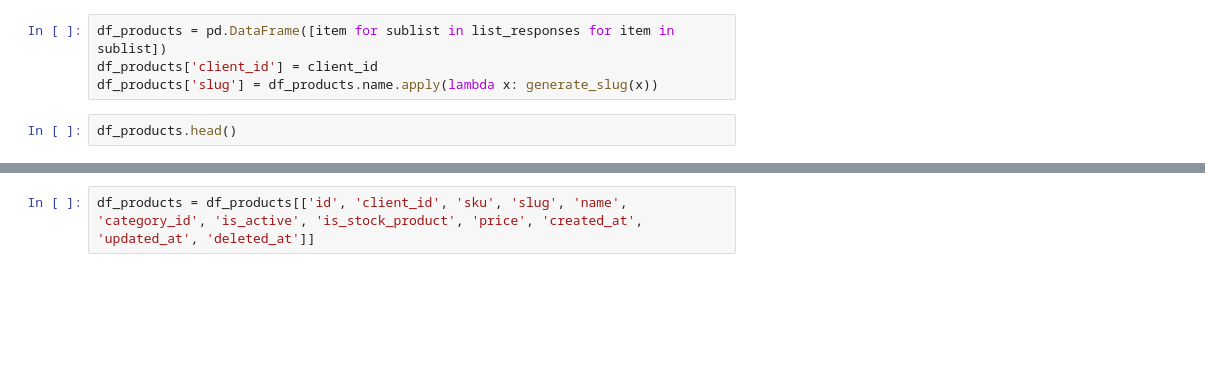
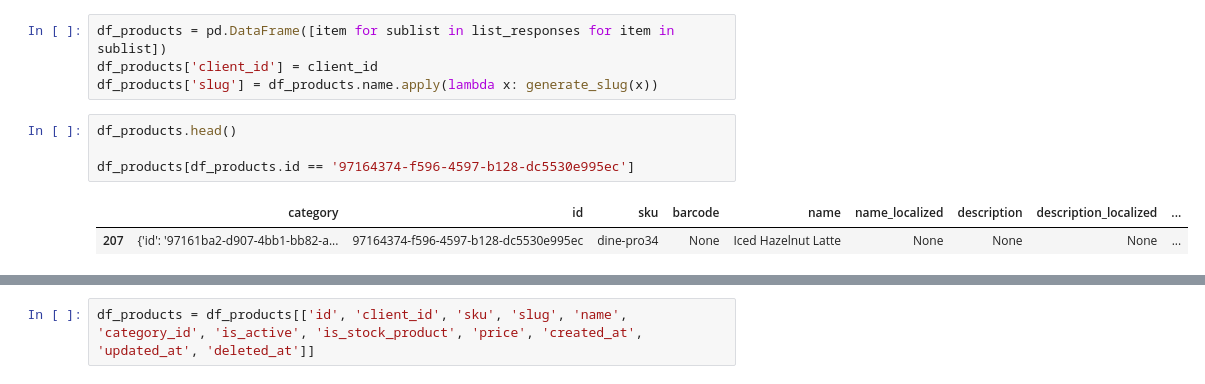
Before and after one commit to OmarHory/POS_CHATBOT_TEXT_TO_SQL, a Jupyter notebook: data_notebooks/orders/prepare_data.ipynb, the cells around one changed output, grey strips where cells are left out. Cells and saved outputs as stored; diff of their text form; blank space fills up the shorter version.

```diff
--- a/data_notebooks/orders/prepare_data.ipynb
+++ b/data_notebooks/orders/prepare_data.ipynb
@@ -40,8 +88,13 @@ list_responses = call_foodics('products', last_page, client_id,token, includable
 df_products = pd.DataFrame([item for sublist in list_responses for item in sublist])
 df_products['client_id'] = client_id
 df_products['slug'] = df_products.name.apply(lambda x: generate_slug(x))
-# %%
-df_products.head()
+# %%
+df_products.head()
+
+df_products[df_products.id == '97164374-f596-4597-b128-dc5530e995ec']
+# %% [output]
+|  | category | id | sku | barcode | name | name_localized | description | description_localized | ... |
+| 207 | {'id': '97161ba2-d907-4bb1-bb82-a... | 97164374-f596-4597-b128-dc5530e995ec | dine-pro34 | None | Iced Hazelnut Latte | None | None | None | ... |
 # %%
 category_name_col = os.getenv('category_name_col')
 print(category_name_col)
```
Also changed, not shown: parts of 52 cells of this notebook.
